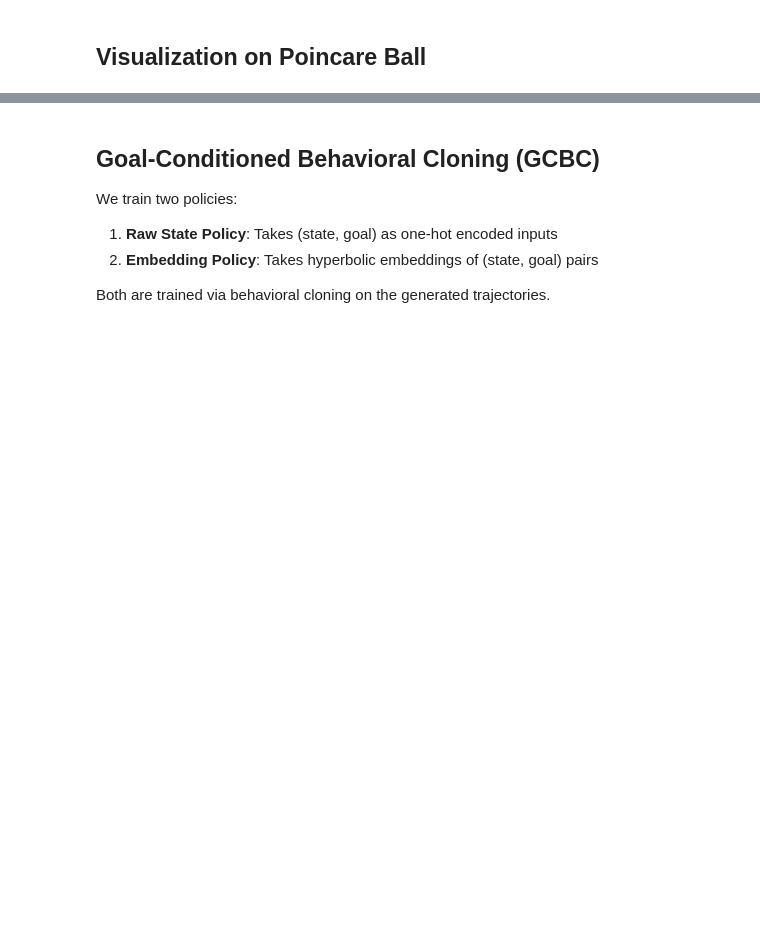
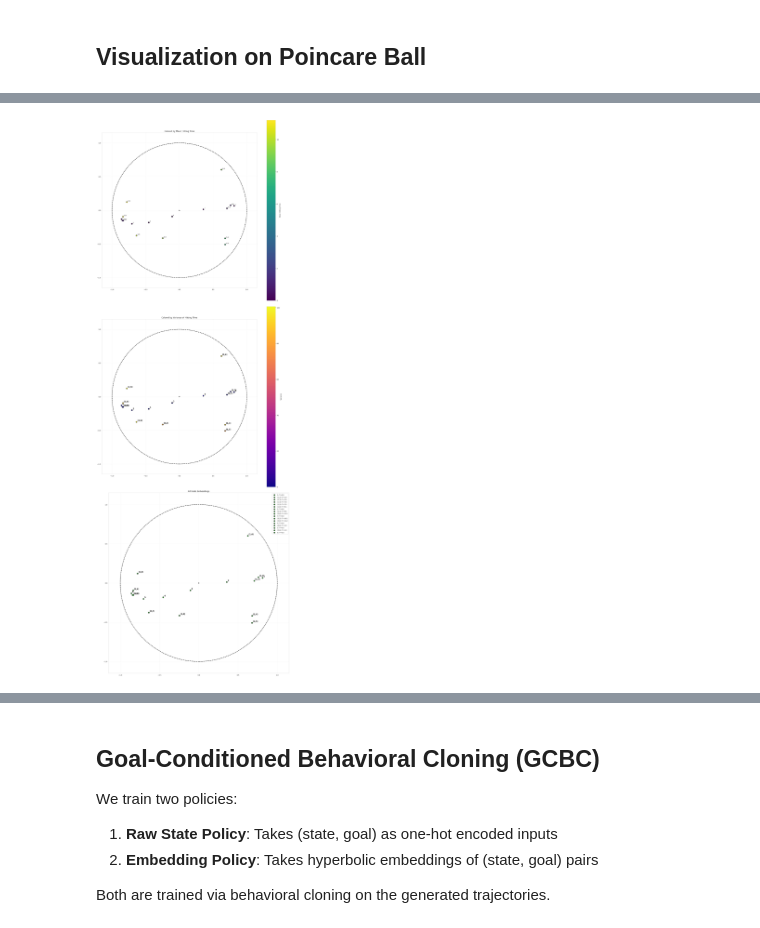
Before and after one commit to wanyszka/hyperbolic_planning, a Jupyter notebook: MDP_Hyper.ipynb, the cells around one changed output, grey strips where cells are left out. Drawn from its saved outputs; the diff is of its cells as text; code cells hidden in the pictures; blank space fills up the shorter version.

```diff
--- a/MDP_Hyper.ipynb
+++ b/MDP_Hyper.ipynb
@@ -646,7 +784,7 @@ def get_all_embeddings(model, n_states=6, include_atomic=True):
     return embeddings
 
 
-def get_state_embeddings(model, mdp):
+def get_all_meaningful_embeddings(model, mdp):
     """
     Get embeddings for all (state, final_goal) pairs.
     This is for backwards compatibility.
@@ -655,25 +793,23 @@ def get_state_embeddings(model, mdp):
     """
     model.eval()
     embeddings = {}
-    goal = mdp.goal_state
     n_states = mdp.n_states
 
     with torch.no_grad():
-        for state in range(n_states):
-            if state != goal:
-                emb = get_embedding(model, state, goal, n_states)
-                embeddings[state] = emb
+        for pair in mdp.get_all_reachable_pairs():
+            emb = get_embedding(model, pair[0], pair[1], n_states)
+            embeddings[pair] = emb
 
     return embeddings
 
 
 # Get embeddings for all (state, goal=6) pairs
-embeddings = get_state_embeddings(model, mdp)
+embeddings = get_all_meaningful_embeddings(model, mdp)
 
 # Print embeddings
 print("State embeddings (state -> goal=6):")
-for state, emb in embeddings.items():
+for pair, emb in embeddings.items():
     norm = hyperbolic_norm(emb)
     angle = np.degrees(np.arctan2(emb[1], emb[0]))
-    label = pair_label(state, mdp.goal_state)
+    label = pair_label(*pair)
     print(f"  {label}: ({emb[0]:.4f}, {emb[1]:.4f}), norm={norm:.4f}, angle={angle:.1f}deg")
@@ -682,58 +837,60 @@ def plot_mdp_embeddings(embeddings, hitting_stats, mdp):
     """
     Visualize embeddings on the Poincare disk, colored by hitting time statistics.
     """
-    fig, axes = plt.subplots(1, 3, figsize=(18, 6))
+    fig, axes = plt.subplots(3, 1, figsize=(18, 50))
 
-    states = sorted(embeddings.keys())
-    coords = np.array([embeddings[s] for s in states])
-    means = np.array([hitting_stats[s]['mean'] for s in states])
-    vars_ = np.array([hitting_stats[s]['var'] for s in states])
+    pairs = sorted(embeddings.keys())
+    coords = np.array([embeddings[s] for s in pairs])
+    means = np.array([hitting_stats[s]['mean'] for s in pairs])
+    vars_ = np.array([hitting_stats[s]['var'] for s in pairs])
 
     # Plot 1: Colored by mean hitting time
     ax = axes[0]
     plot_poincare_disk(ax, "Colored by Mean Hitting Time")
     scatter = ax.scatter(coords[:, 0], coords[:, 1], c=means, cmap='viridis',
-                        s=120, edgecolors='black', linewidth=1.5, zorder=5)
+                        s=60, edgecolors='black', linewidth=1.5, zorder=5)
     plt.colorbar(scatter, ax=ax, label='Mean Hitting Time')
 
-    for s in states:
-        emb = embeddings[s]
-        label = pair_label(s, mdp.goal_state)
-        ax.annotate(label, (emb[0], emb[1]), fontsize=12, fontweight='bold',
+    for pair in pairs:
+        emb = embeddings[pair]
+        label = pair_label(*pair)
+        ax.annotate(label, (emb[0], emb[1]), fontsize=6, fontweight='bold',
                    xytext=(6, 6), textcoords='offset points')
 
     # Plot 2: Colored by variance
     ax = axes[1]
     plot_poincare_disk(ax, "Colored by Variance of Hitting Time")
     scatter = ax.scatter(coords[:, 0], coords[:, 1], c=vars_, cmap='plasma',
-                        s=120, edgecolors='black', linewidth=1.5, zorder=5)
+                        s=60, edgecolors='black', linewidth=1.5, zorder=5)
     plt.colorbar(scatter, ax=ax, label='Variance')
 
-    for s in states:
-        emb = embeddings[s]
-        label = pair_label(s, mdp.goal_state)
+    for pair in pairs:
+        emb = embeddings[pair]
+        label = pair_label(*pair)
         ax.annotate(label, (emb[0], emb[1]), fontsize=12, fontweight='bold',
                    xytext=(6, 6), textcoords='offset points')
 
     # Plot 3: Labeled with all info
     ax = axes[2]
     plot_poincare_disk(ax, "All State Embeddings")
 
-    colors = plt.cm.tab10(np.linspace(0, 1, len(states)))
-    for i, s in enumerate(states):
-        emb = embeddings[s]
-        label = pair_label(s, mdp.goal_state)
-        ax.scatter([emb[0]], [emb[1]], c=[colors[i]], s=120,
+    colors = plt.cm.tab10(np.linspace(0, 1, len(pairs)))
+    for pair in pairs:
+        emb = embeddings[pair]
+        label = pair_label(*pair)
+        ax.scatter([emb[0]], [emb[1]], c=[colors[i]], s=60,
                   edgecolors='black', linewidth=1.5, zorder=5,
-                  label=f"{label}: T={hitting_stats[s]['mean']:.1f}")
+                  label=f"{label}: T={hitting_stats[pair]['mean']:.1f}")
         ax.annotate(label, (emb[0], emb[1]), fontsize=12, fontweight='bold',
                    xytext=(6, 6), textcoords='offset points')
 
     ax.legend(loc='upper right', fontsize=10)
 
     plt.tight_layout()
     plt.savefig('mdp_embeddings.png', dpi=150, bbox_inches='tight')
     plt.show()
 
 
 plot_mdp_embeddings(embeddings, hitting_stats, mdp)
+# %% [output]
+[figure, added]
```
Also changed, not shown: parts of 47 cells of this notebook, 2 other files.
